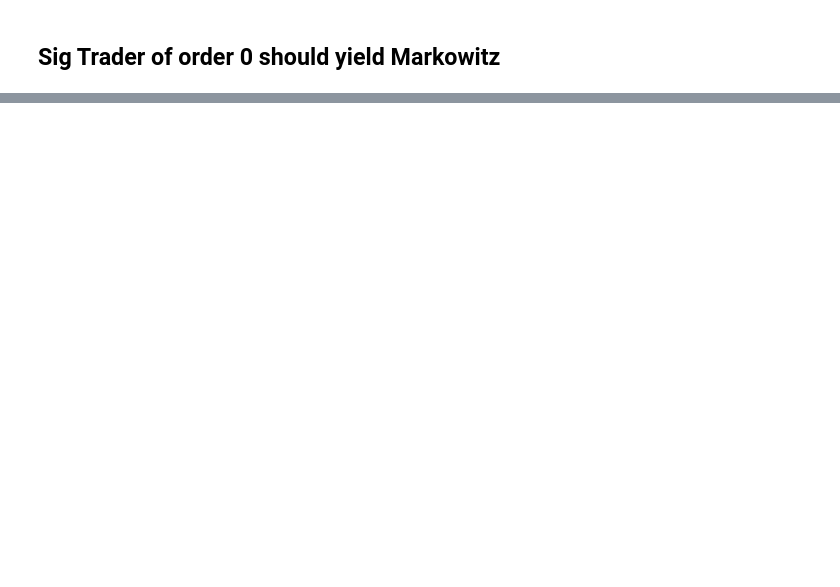
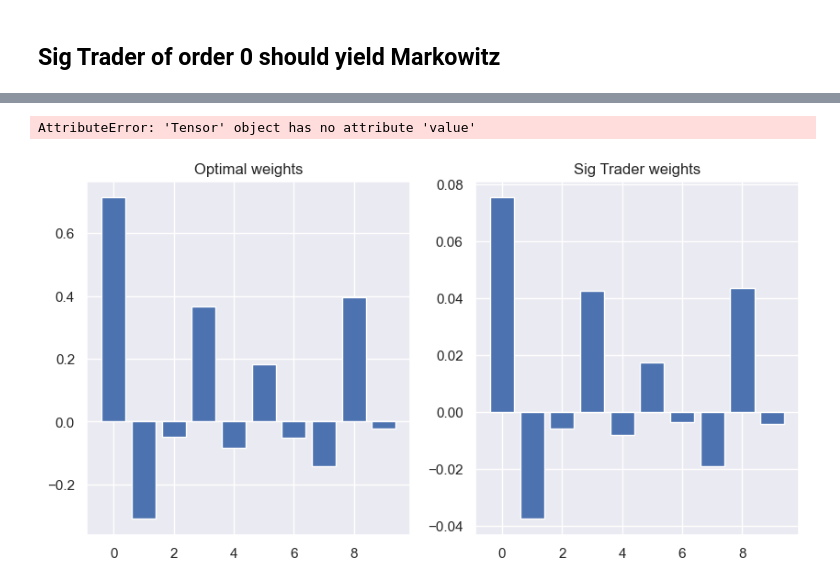
Before and after one commit to gaetanX21/SigTrading, a Jupyter notebook: src/markowitz.ipynb, the cells around one changed output, grey strips where cells are left out. Cells and saved outputs as stored; diff of their text form; code cells hidden in the pictures; blank space fills up the shorter version.

```diff
--- a/src/markowitz.ipynb
+++ b/src/markowitz.ipynb
@@ -140,0 +154,7 @@ IndexError: index 1177 is out of bounds for dimension 0 with size 157
+# %%
+# fit with only 100 samples
+n_batch = 1000
+ts = trading_strategy.TradingStrategy(depth, delta)
+info_data = torch.zeros((n_batch, n_points + 1, 0))
+ts.fit(batch_prices[:n_batch], info_data[:n_batch])
+ts.print_functionals()
@@ -140,0 +179,18 @@ IndexError: index 1177 is out of bounds for dimension 0 with size 157
+# %%
+ts.functionals[2][0].value
+# %% [output]
+AttributeError: 'Tensor' object has no attribute 'value'
+# %%
+w_sig = [ts.functionals[i][0] for i in range(n_assets)]
+
+# bar plot of w and w_sig
+plt.figure(figsize=(10,5))
+plt.subplot(1,2,1)
+plt.bar(range(n_assets), w)
+plt.title('Optimal weights')
+plt.subplot(1,2,2)
+plt.bar(range(n_assets), w_sig)
+plt.title('Sig Trader weights')
+plt.show()
+# %% [output]
+[figure, added]
```
Also changed, not shown: parts of 12 cells of this notebook, 2 other files.
